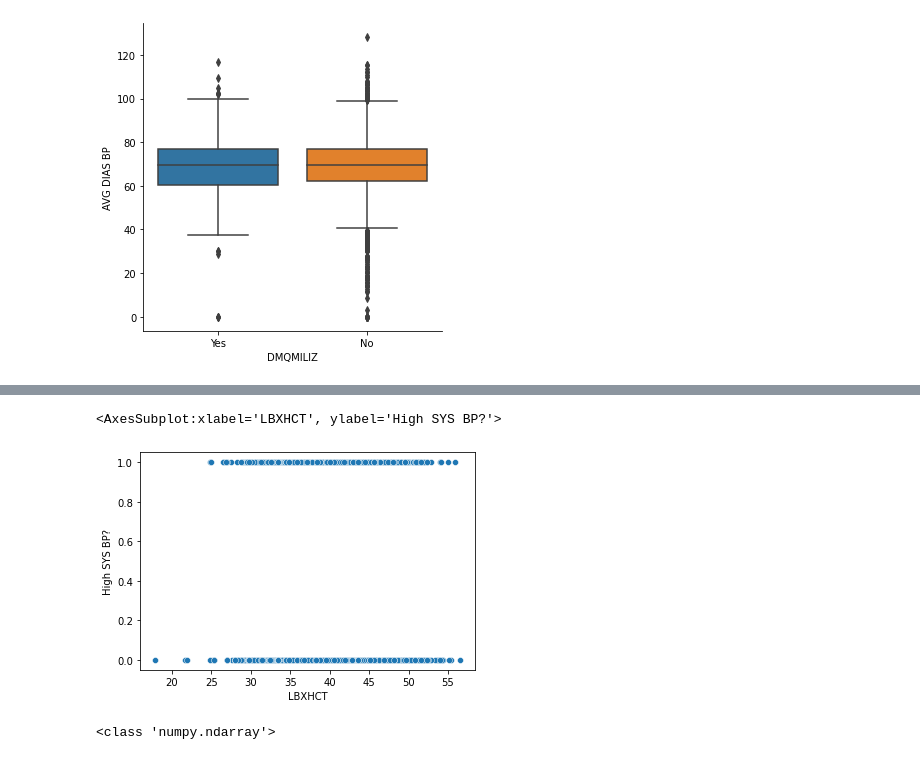
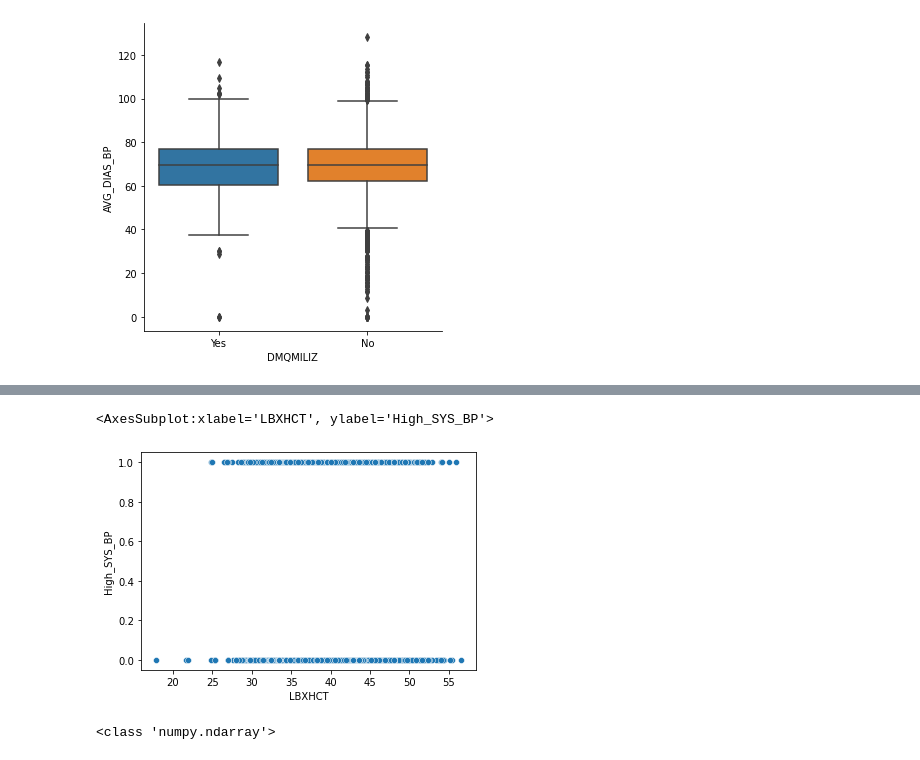
Before and after one commit to noodleybroodley/Final-Capstone, a Jupyter notebook: notebooks/test.ipynb, the cells around one changed output, grey strips where cells are left out. Saved outputs shown, nothing was run; the diff lists cells and outputs as text; code cells hidden in the pictures.

```diff
--- a/notebooks/test.ipynb
+++ b/notebooks/test.ipynb
@@ -150,5 +168,5 @@ sns.scatterplot(x='LBXHCT', y='High DIAS BP?',data=test_df)
 # %%
-sns.scatterplot(x='LBXHCT', y='High SYS BP?',data=test_df)
+sns.scatterplot(x='LBXHCT', y='High_SYS_BP',data=test_df)
 # %% [output]
-<AxesSubplot:xlabel='LBXHCT', ylabel='High SYS BP?'>
+<AxesSubplot:xlabel='LBXHCT', ylabel='High_SYS_BP'>
-[figure, old version]
+[figure, new version]
```
Also changed, not shown: parts of 16 cells of this notebook, 1 other file.
